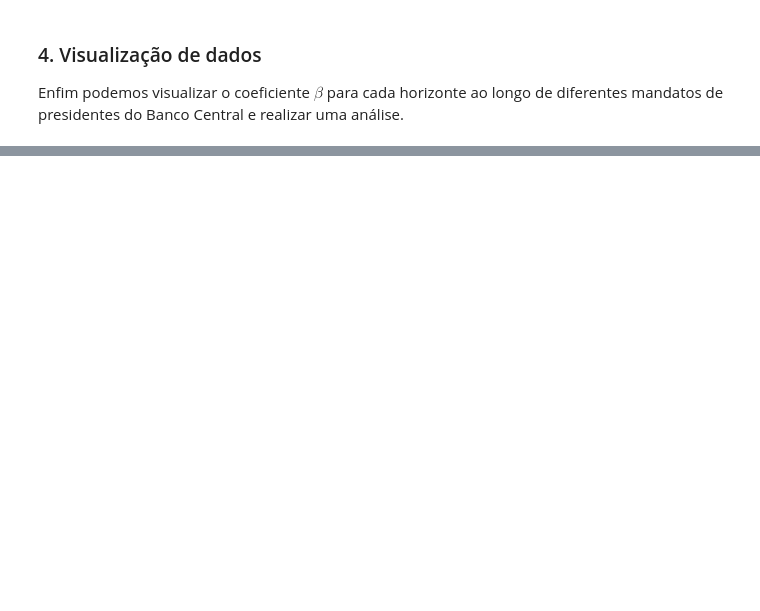
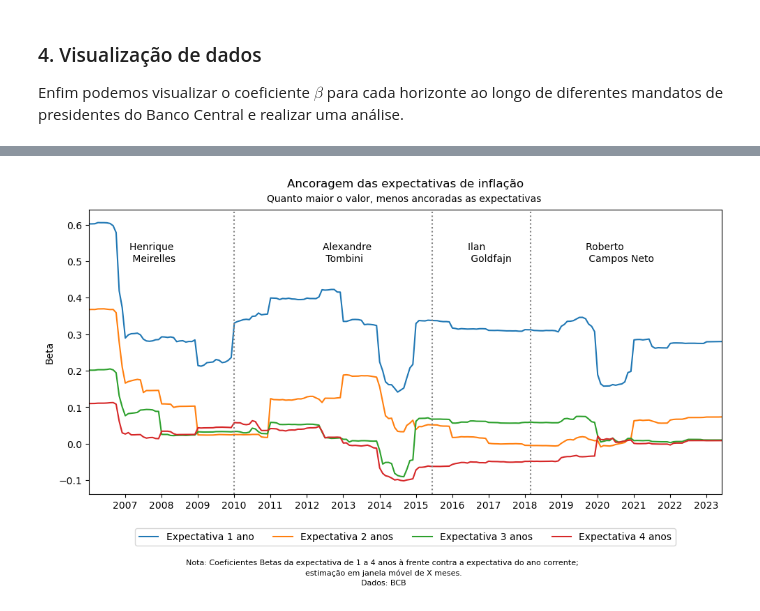
Before and after one commit to pedroxmarino/Meta-e-Ancoragem-de-Infla-o, a Jupyter notebook: ancoragem.ipynb, the cells around one changed output, grey strips where cells are left out. Cells and saved outputs as stored; diff of their text form; code cells hidden in the pictures; blank space fills up the shorter version.

```diff
--- a/ancoragem.ipynb
+++ b/ancoragem.ipynb
@@ -247,0 +170,45 @@ Enfim podemos visualizar o coeficiente $\beta$ para cada horizonte ao longo de d
+# %%
+# Configurando as dimensões do gráfico
+plt.figure(figsize=(10, 6))
+
+# Agrupando dados por variável e plotando cada linha com uma cor diferente
+for label, df in beta.groupby('variables'):
+    plt.plot(df['data'], df['beta'], label=label)
+
+# Definindo os intervalos e formatos dos rótulos do eixo x
+ax = plt.gca()
+ax.xaxis.set_major_formatter(mdates.DateFormatter('%Y'))
+plt.xticks(pd.date_range(start=beta['data'].min(), end=beta['data'].max(), freq='1Y'))
+
+# Adicionando linhas verticais
+vline_dates = ["2010-12-31", "2016-06-09", "2019-02-28"]
+for vline_date in vline_dates:
+    plt.axvline(pd.to_datetime(vline_date), color='gray', linestyle='dotted')
+
+# Adicionando anotações
+annotations = [
+    ("2008-02-09", 0.5, "Henrique \n Meirelles"),
+    ("2013-06-09", 0.5, "Alexandre \n Tombini"),
+    ("2017-06-06", 0.5, "Ilan \n Goldfajn"),
+    ("2020-09-01", 0.5, "Roberto \n Campos Neto"),
+]
+
+for (x, y, label) in annotations:
+    plt.text(pd.to_datetime(x), y, label, fontsize=10)
+
+# Adicionando título e subtítulo
+plt.title("Ancoragem das expectativas de inflação", y=1.06)
+plt.suptitle("Quanto maior o valor, menos ancoradas as expectativas", fontsize=10, y=0.885,x = 0.53)
+
+# Adicionando legendas e rótulos dos eixos
+plt.ylabel("Beta")
+plt.xlabel("")
+plt.xlim(pd.to_datetime(beta['data'].min()), pd.to_datetime(beta['data'].max()))
+plt.legend(loc="lower center", bbox_to_anchor=(0.5, -0.2), ncol=4)
+plt.figtext(0.5, -0.05, "Nota: Coeficientes Betas da expectativa de 1 a 4 anos à frente contra a expectativa do ano corrente; \nestimação em janela móvel de X meses.\nDados: BCB", ha="center", fontsize=8, linespacing=1.5)
+
+# Exibindo o gráfico
+plt.tight_layout()
+plt.show()
+# %% [output]
+[figure, added]
```
Also changed, not shown: parts of 5 cells of this notebook.
